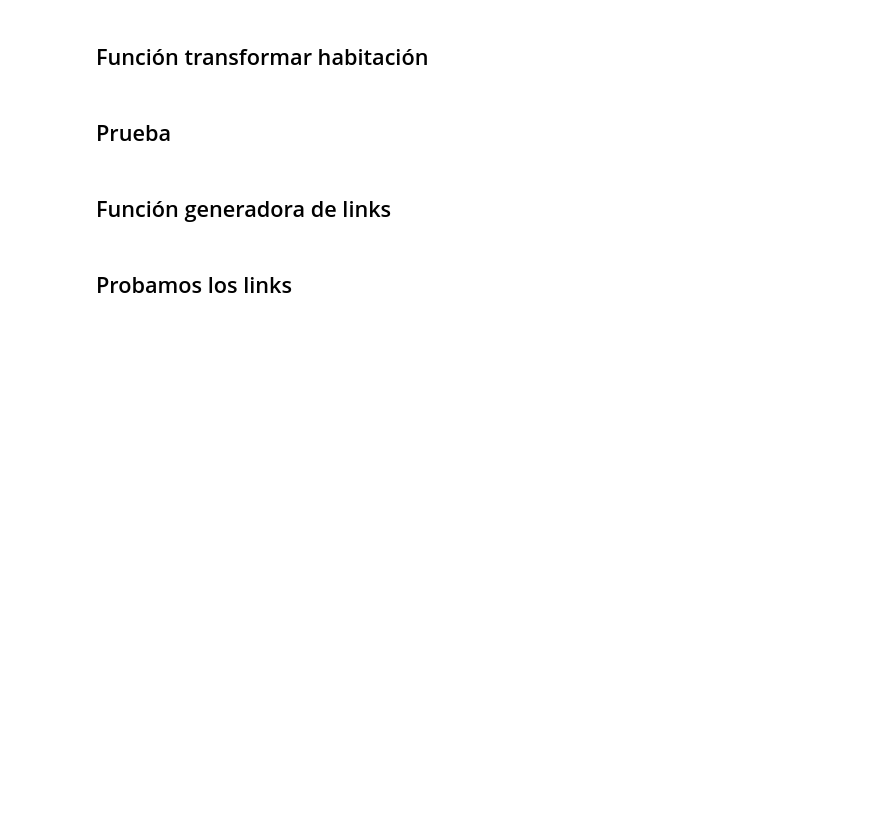
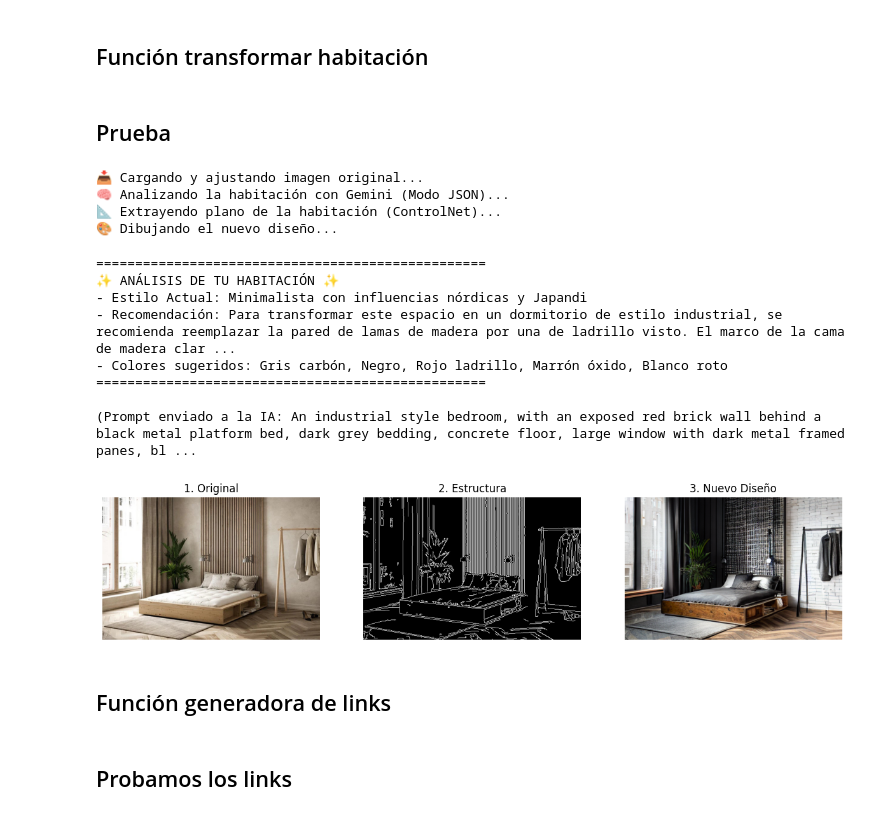
Before and after one commit to polreig/StartUp_DecoAI, a Jupyter notebook: Notebook_Final.ipynb, the cells around one changed output. Saved outputs shown, nothing was run; the diff lists cells and outputs as text; code cells hidden in the pictures; blank space fills up the shorter version.

```diff
--- a/Notebook_Final.ipynb
+++ b/Notebook_Final.ipynb
@@ -99,36 +142,46 @@ def transformar_habitacion(ruta_o_url, peticion_usuario):
 # %% [markdown]
 ## Prueba
 # %%
-# Variables de prueba
+import matplotlib.pyplot as plt
+
 mi_foto = "https://concept-u.es/cdn/shop/articles/habitacion-comoda.webp?v=1703692446"
-#mi_foto = "mi_habitacion.jpg"
 mi_peticion = "Quiero convertir esto en una habitación de estilo industrial, con ladrillo visto y muebles de metal negro."
 
-# Ejecutamos el pipeline
-analisis, prompt_interno, img_orig, img_bordes, img_final = transformar_habitacion(mi_foto, mi_peticion)
+try:
+    # Ejecutamos el nuevo pipeline
+    datos, img_orig, img_bordes, img_final = transformar_habitacion(mi_foto, mi_peticion)
 
-# --- MOSTRAMOS LOS RESULTADOS ---
-print("\n" + "="*50)
-print(analisis)
-print("="*50 + "\n")
-print(f"(Prompt enviado a la IA generadora: {prompt_interno})\n")
+    # Mostramos el texto formateado desde el diccionario
+    print("\n" + "="*50)
+    print("✨ ANÁLISIS DE TU HABITACIÓN ✨")
+    print(f"- Estilo Actual: {datos['estilo_actual']}")
+    print(f"- Recomendación: {datos['recomendacion']}")
+    print(f"- Colores sugeridos: {', '.join(datos['paleta_colores'])}")
+    print("="*50 + "\n")
+    print(f"(Prompt enviado a la IA: {datos['prompt_sd']})\n")
 
-# Mostramos las imágenes una al lado de la otra usando matplotlib
-import matplotlib.pyplot as plt
+    # Mostramos las imágenes
+    fig, axes = plt.subplots(1, 3, figsize=(15, 5))
+    axes[0].imshow(img_orig); axes[0].set_title("1. Original"); axes[0].axis("off")
+    axes[1].imshow(img_bordes); axes[1].set_title("2. Estructura"); axes[1].axis("off")
+    axes[2].imshow(img_final); axes[2].set_title("3. Nuevo Diseño"); axes[2].axis("off")
+    plt.show()
 
-fig, axes = plt.subplots(1, 3, figsize=(15, 5))
-axes[0].imshow(img_orig)
-axes[0].set_title("1. Original")
-axes[0].axis("off")
-
-axes[1].imshow(img_bordes)
-axes[1].set_title("2. Estructura (ControlNet)")
-axes[1].axis("off")
-
-axes[2].imshow(img_final)
-axes[2].set_title("3. Nuevo Diseño")
-axes[2].axis("off")
-
-plt.show()
+except Exception as e:
+    print(f"❌ Vaya, ocurrió un error: {e}")
+# %% [output]
+📥 Cargando y ajustando imagen original...
+🧠 Analizando la habitación con Gemini (Modo JSON)...
+📐 Extrayendo plano de la habitación (ControlNet)...
+🎨 Dibujando el nuevo diseño...
+==================================================
+✨ ANÁLISIS DE TU HABITACIÓN ✨
+- Estilo Actual: Minimalista con influencias nórdicas y Japandi
+- Recomendación: Para transformar este espacio en un dormitorio de estilo industrial, se recomienda reemplazar la pared de lamas de madera por una de ladrillo visto. El marco de la cama de madera clar ...
+- Colores sugeridos: Gris carbón, Negro, Rojo ladrillo, Marrón óxido, Blanco roto
+==================================================
+
+(Prompt enviado a la IA: An industrial style bedroom, with an exposed red brick wall behind a black metal platform bed, dark grey bedding, concrete floor, large window with dark metal framed panes, bl ...
+[figure, added]
 # %% [markdown]
 ## Función generadora de links
```
Also changed, not shown: parts of 7 cells of this notebook.
